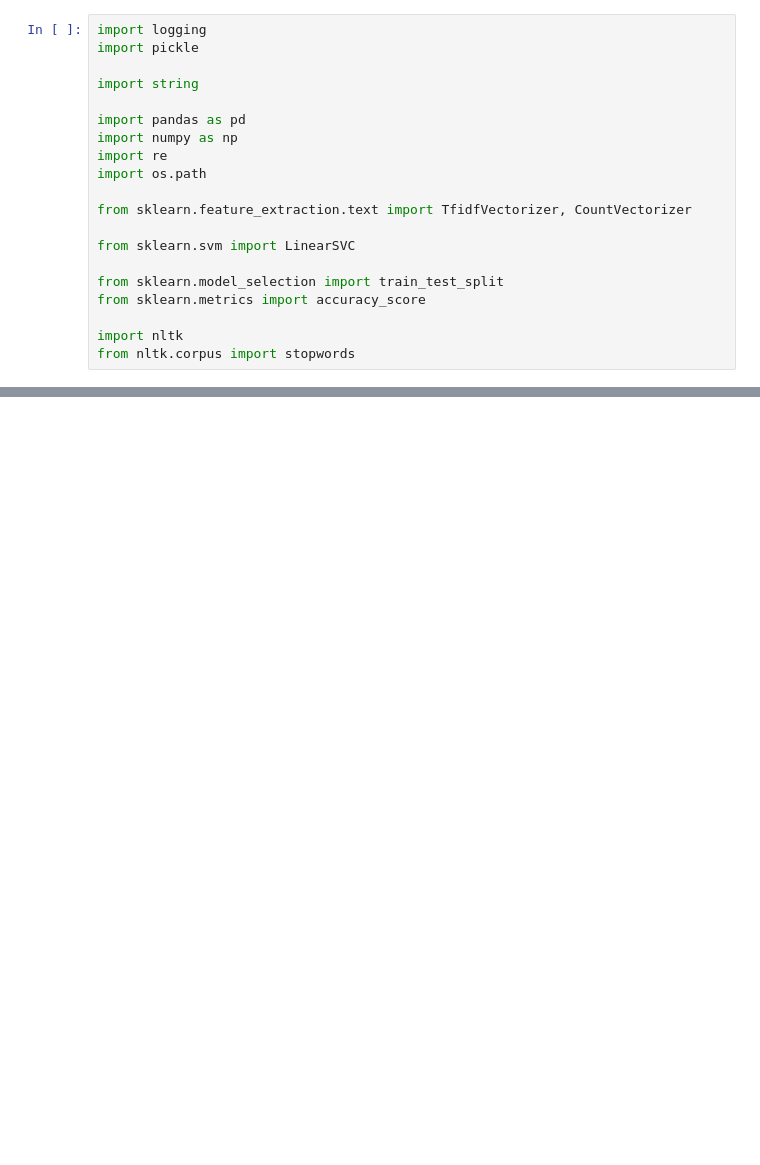
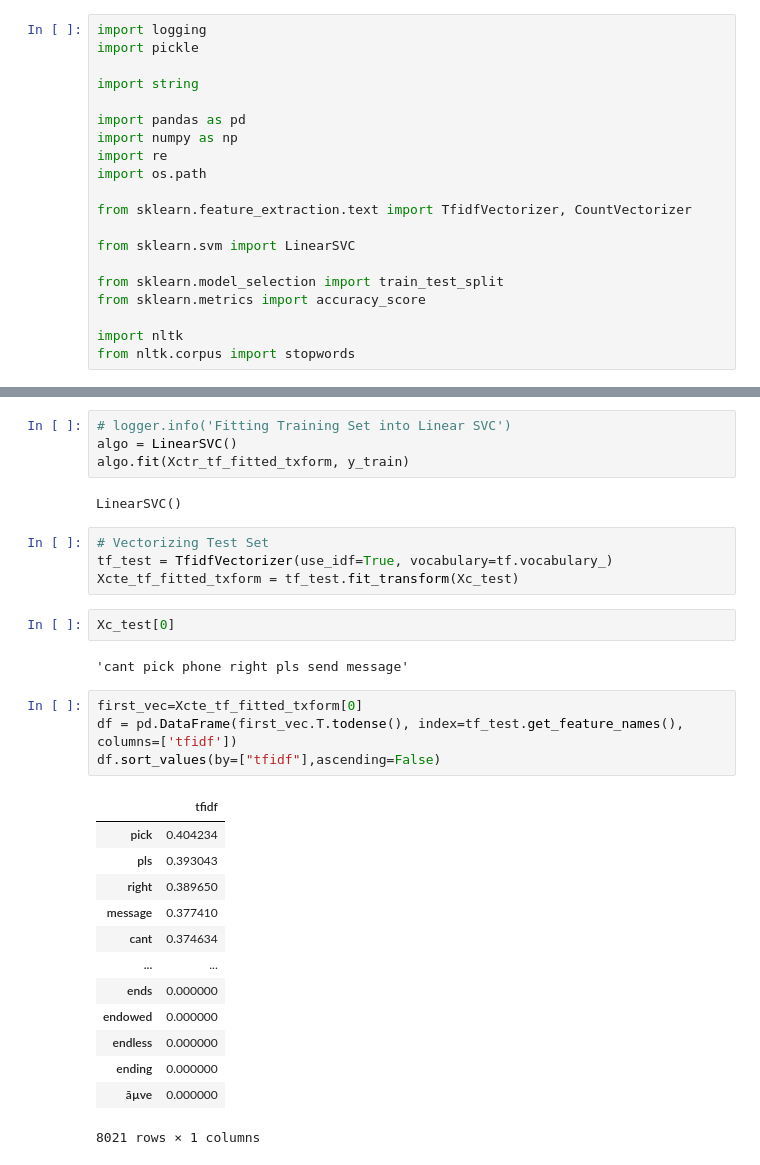
Before and after one commit to todatech/csda-lab, a Jupyter notebook: lab2/spammer_engine.ipynb, the cells around one changed output, grey strips where cells are left out. Drawn from its saved outputs; the diff is of its cells as text; blank space fills up the shorter version.

```diff
--- a/lab2/spammer_engine.ipynb
+++ b/lab2/spammer_engine.ipynb
@@ -26,0 +82,32 @@ spam_data[self.spam_data['label'] == 'ham'].sample(5)
+# %%
+# logger.info('Fitting Training Set into Linear SVC')
+algo = LinearSVC()
+algo.fit(Xctr_tf_fitted_txform, y_train)
+# %% [output]
+LinearSVC()
+# %%
+# Vectorizing Test Set
+tf_test = TfidfVectorizer(use_idf=True, vocabulary=tf.vocabulary_)
+Xcte_tf_fitted_txform = tf_test.fit_transform(Xc_test)
+# %%
+Xc_test[0]
+# %% [output]
+'cant pick phone right pls send message'
+# %%
+first_vec=Xcte_tf_fitted_txform[0]
+df = pd.DataFrame(first_vec.T.todense(), index=tf_test.get_feature_names(), columns=['tfidf'])
+df.sort_values(by=["tfidf"],ascending=False)
+# %% [output]
+|  | tfidf |
+| pick | 0.404234 |
+| pls | 0.393043 |
+| right | 0.389650 |
+| message | 0.377410 |
+| cant | 0.374634 |
+| ... | ... |
+| ends | 0.000000 |
+| endowed | 0.000000 |
+| endless | 0.000000 |
+| ending | 0.000000 |
+| ãµve | 0.000000 |
+8021 rows × 1 columns
```
Also changed, not shown: parts of 11 cells of this notebook, 1 other file.
